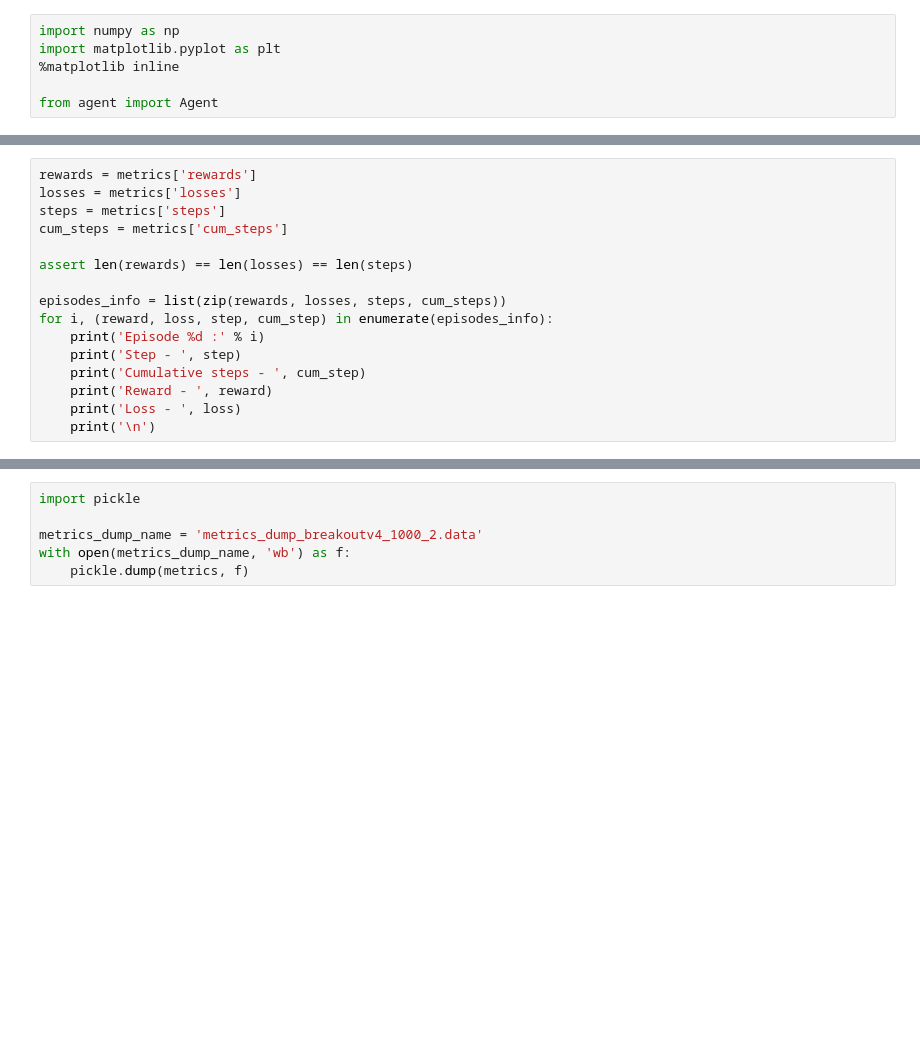
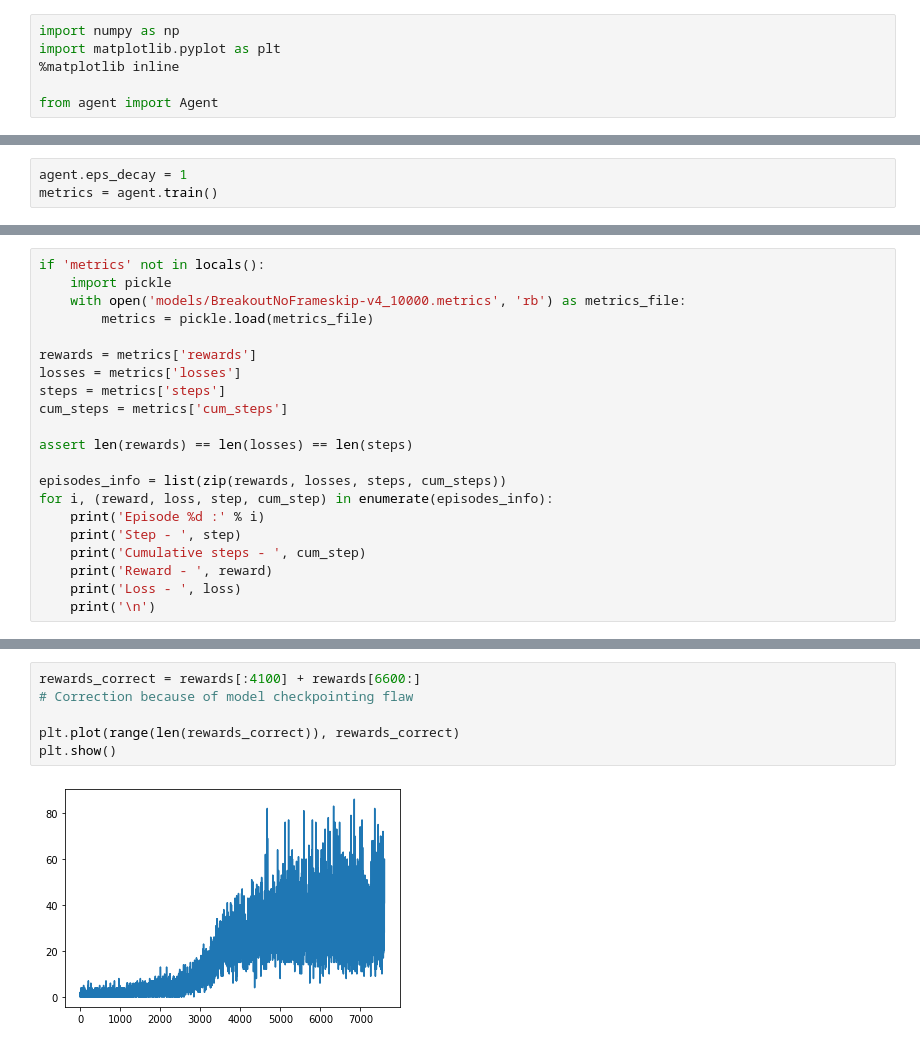
Before and after one commit to chirag-singhal/Double-DQN, a Jupyter notebook: train.ipynb, the cells around one changed output, grey strips where cells are left out. Drawn from its saved outputs; the diff is of its cells as text; blank space fills up the shorter version.

```diff
--- a/train.ipynb
+++ b/train.ipynb
@@ -41,0 +23,3 @@ Episode  20
+# %%
+agent.eps_decay = 1
+metrics = agent.train()
@@ -42,4 +45,9 @@ Episode  20
 # %%
+if 'metrics' not in locals():
+    import pickle
+    with open('models/BreakoutNoFrameskip-v4_10000.metrics', 'rb') as metrics_file:
+        metrics = pickle.load(metrics_file)
+
 rewards = metrics['rewards']
 losses = metrics['losses']
 steps = metrics['steps']
@@ -64,6 +94,8 @@ plt.show()
-# %%
-import pickle
-
-metrics_dump_name = 'metrics_dump_breakoutv4_1000_2.data'
-with open(metrics_dump_name, 'wb') as f:
-    pickle.dump(metrics, f)
+# %%
+rewards_correct = rewards[:4100] + rewards[6600:]
+# Correction because of model checkpointing flaw
+
+plt.plot(range(len(rewards_correct)), rewards_correct)
+plt.show()
+# %% [output]
+[figure, added]
```
Also changed, not shown: parts of 8 cells of this notebook, 2 other files.
